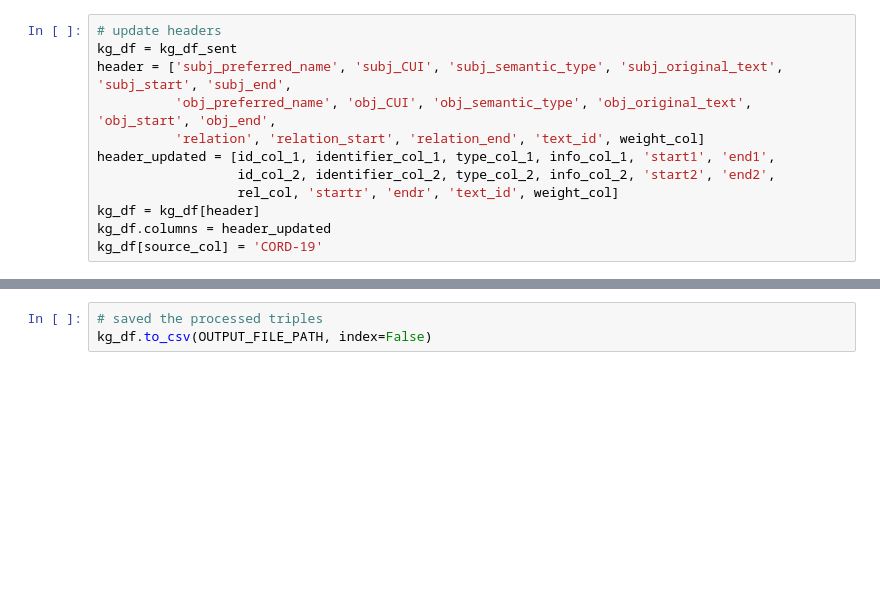
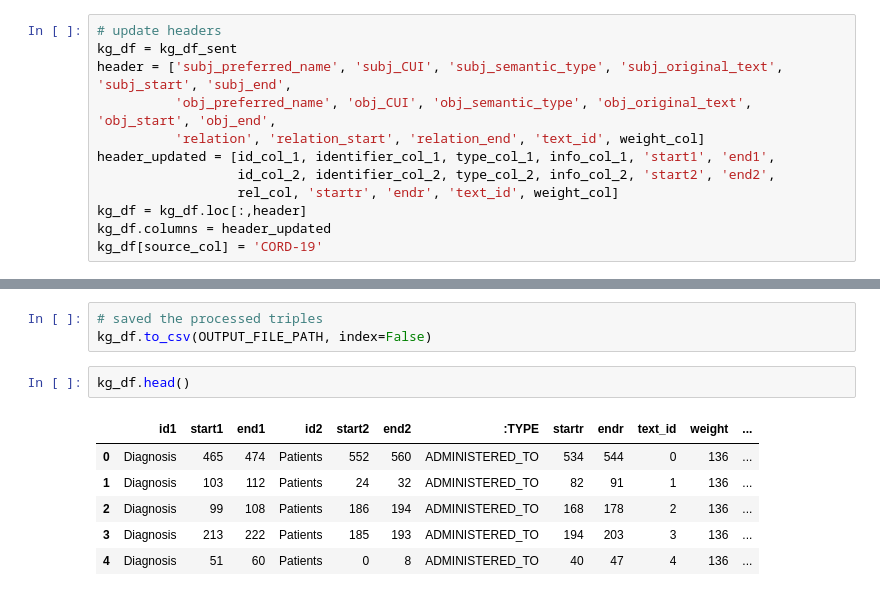
Before and after one commit to WGLab/kgev-neo4j, a Jupyter notebook: stage_2_triple_processing/process_semrep_triples.ipynb, the cells around one changed output, grey strips where cells are left out. Drawn from its saved outputs; the diff is of its cells as text; blank space fills up the shorter version.

```diff
--- a/stage_2_triple_processing/process_semrep_triples.ipynb
+++ b/stage_2_triple_processing/process_semrep_triples.ipynb
@@ -292,6 +293,6 @@ header = ['subj_preferred_name', 'subj_CUI', 'subj_semantic_type', 'subj_origina
 header_updated = [id_col_1, identifier_col_1, type_col_1, info_col_1, 'start1', 'end1',
                   id_col_2, identifier_col_2, type_col_2, info_col_2, 'start2', 'end2',
                   rel_col, 'startr', 'endr', 'text_id', weight_col]
-kg_df = kg_df[header]
+kg_df = kg_df.loc[:,header]
 kg_df.columns = header_updated
 kg_df[source_col] = 'CORD-19'
@@ -319,3 +318,12 @@ kg_df = kg_df.merge(node_id_mapping_df[[id_col, info_col_agg, type_col_agg, iden
 # %%
 # saved the processed triples
 kg_df.to_csv(OUTPUT_FILE_PATH, index=False)
+# %%
+kg_df.head()
+# %% [output]
+|  | id1 | start1 | end1 | id2 | start2 | end2 | :TYPE | startr | endr | text_id | weight | ... |
+| 0 | Diagnosis | 465 | 474 | Patients | 552 | 560 | ADMINISTERED_TO | 534 | 544 | 0 | 136 | ... |
+| 1 | Diagnosis | 103 | 112 | Patients | 24 | 32 | ADMINISTERED_TO | 82 | 91 | 1 | 136 | ... |
+| 2 | Diagnosis | 99 | 108 | Patients | 186 | 194 | ADMINISTERED_TO | 168 | 178 | 2 | 136 | ... |
+| 3 | Diagnosis | 213 | 222 | Patients | 185 | 193 | ADMINISTERED_TO | 194 | 203 | 3 | 136 | ... |
+| 4 | Diagnosis | 51 | 60 | Patients | 0 | 8 | ADMINISTERED_TO | 40 | 47 | 4 | 136 | ... |
```
Also changed, not shown: parts of 4 cells of this notebook, 7 other files.
